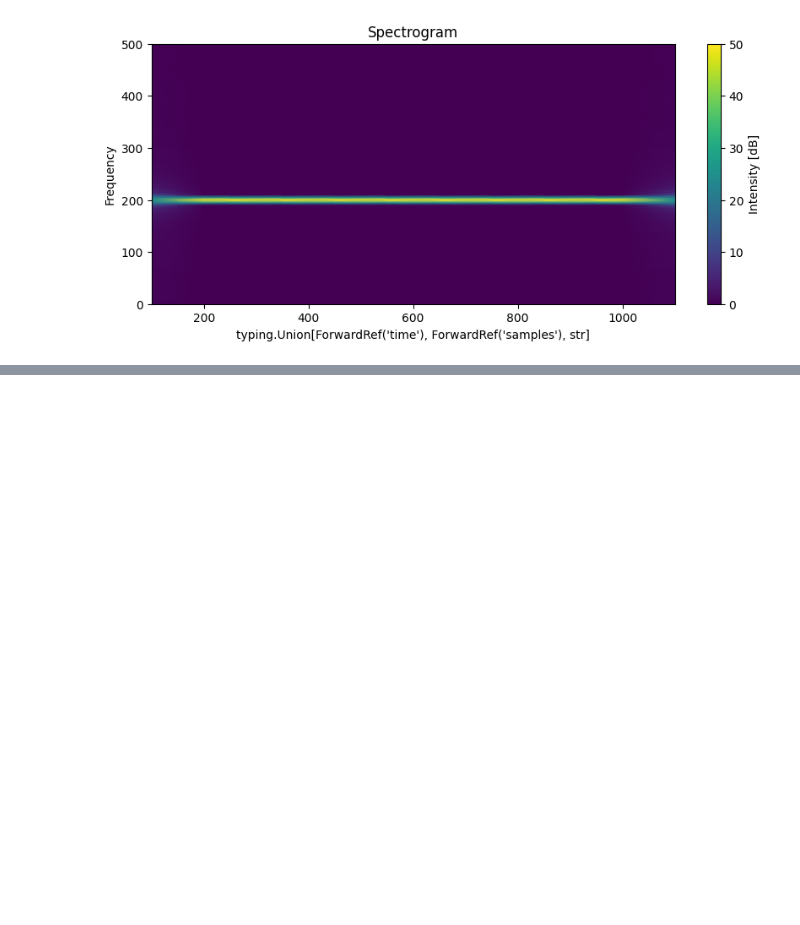
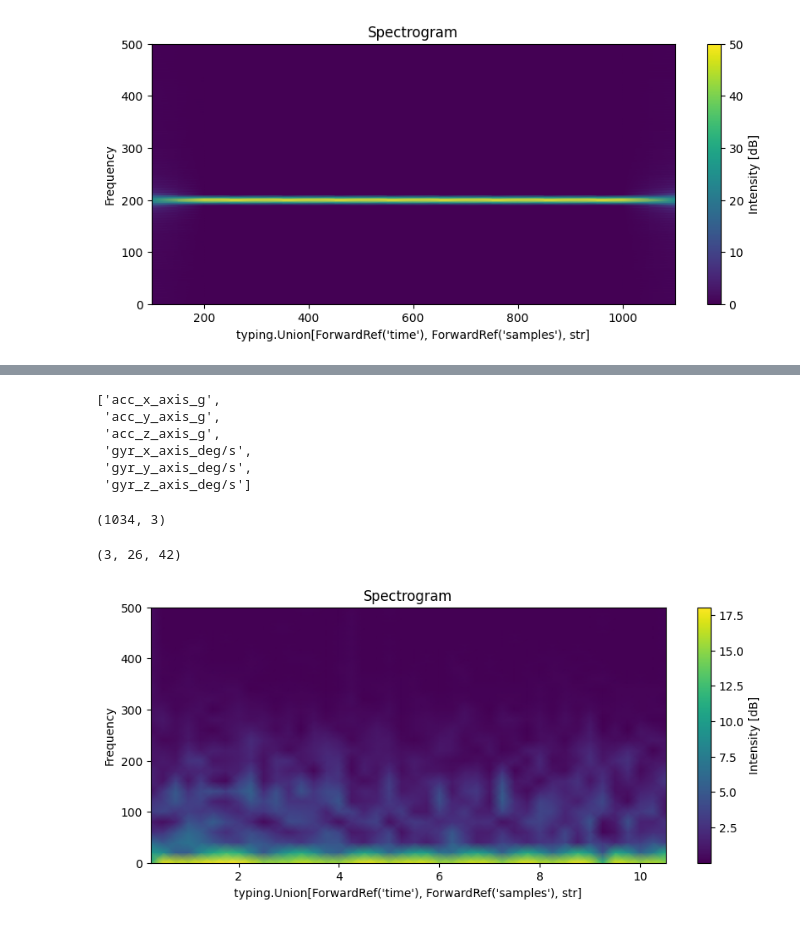
Before and after one commit to AIoT-Group-UoP/crossai-ts, a Jupyter notebook: examples/multi_axis_convert_signal.ipynb, the cells around one changed output, grey strips where cells are left out. Cells and saved outputs as stored; diff of their text form; code cells hidden in the pictures; blank space fills up the shorter version.

```diff
--- a/examples/multi_axis_convert_signal.ipynb
+++ b/examples/multi_axis_convert_signal.ipynb
@@ -97,0 +111,10 @@ fig = vis.plot_spectrogram(spec=specs[2], x=samples_sig, f=f)
+# %%
+motion_channels = motion_df.columns.tolist()
+motion_channels
+# %% [output]
+['acc_x_axis_g',
+ 'acc_y_axis_g',
+ 'acc_z_axis_g',
+ 'gyr_x_axis_deg/s',
+ 'gyr_y_axis_deg/s',
+ 'gyr_z_axis_deg/s']
@@ -97,0 +124,27 @@ fig = vis.plot_spectrogram(spec=specs[2], x=samples_sig, f=f)
+# %%
+motion_acc_arr.shape
+# %% [output]
+(1034, 3)
+# %%
+SAMPLE_RATE = 100
+N_FFT = 50
+HOPE_LENGTH = 25
+# %%
+specs, f = spectrogram(y=motion_acc_arr, n_fft=N_FFT, hop_length=HOPE_LENGTH)
+specs.shape
+# %% [output]
+(3, 26, 42)
+# %%
+times_sig = cnv.times_like(specs, sr=SAMPLE_RATE, hop_length=HOPE_LENGTH, n_fft=N_FFT)
+# %%
+f = np.fft.rfftfreq(N_FFT, 1 / sample_rate)
+x = np.arange(specs.shape[2])
+# %%
+plot_spectrogram(
+    f=f,
+    x=times_sig,
+    spec=specs[0],
+    return_mode=False
+)
+# %% [output]
+[figure, added]
```
Also changed, not shown: parts of 17 cells of this notebook, 2 other files.
